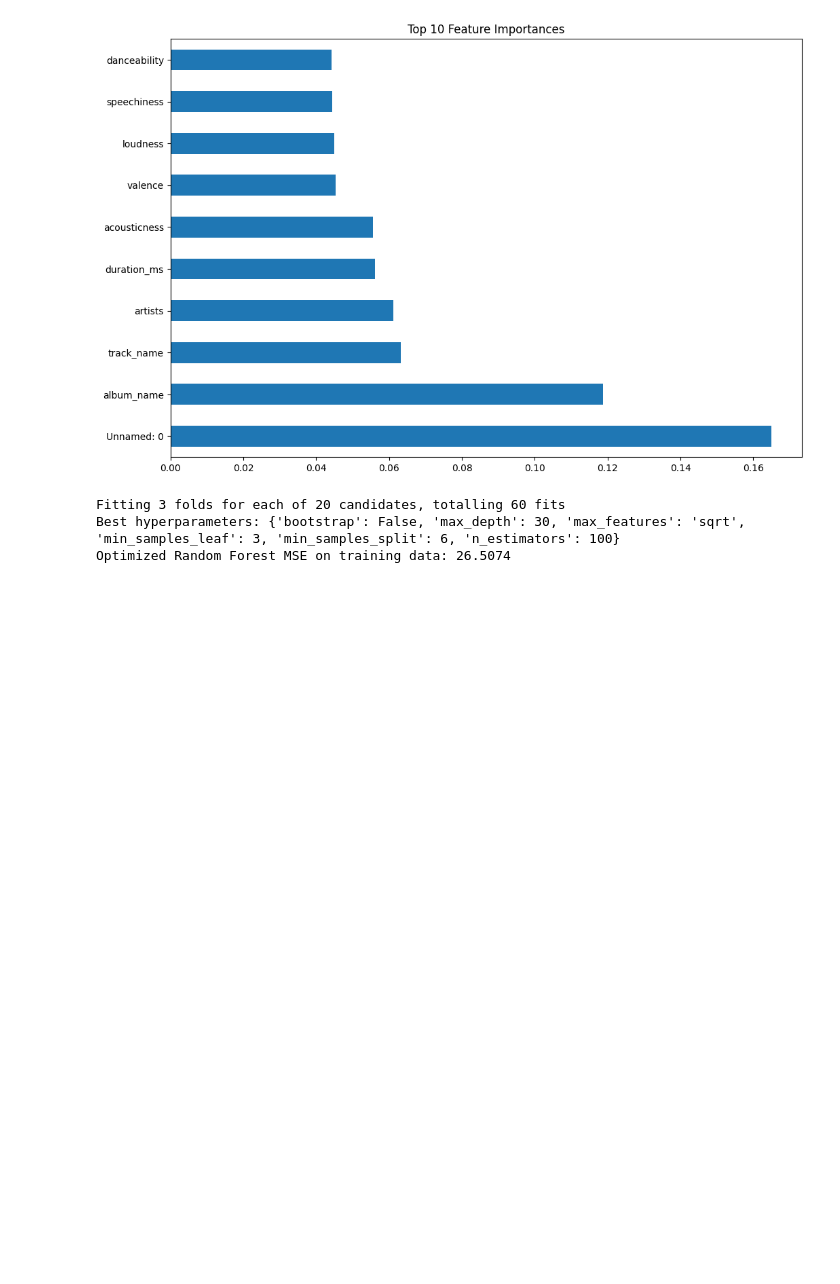
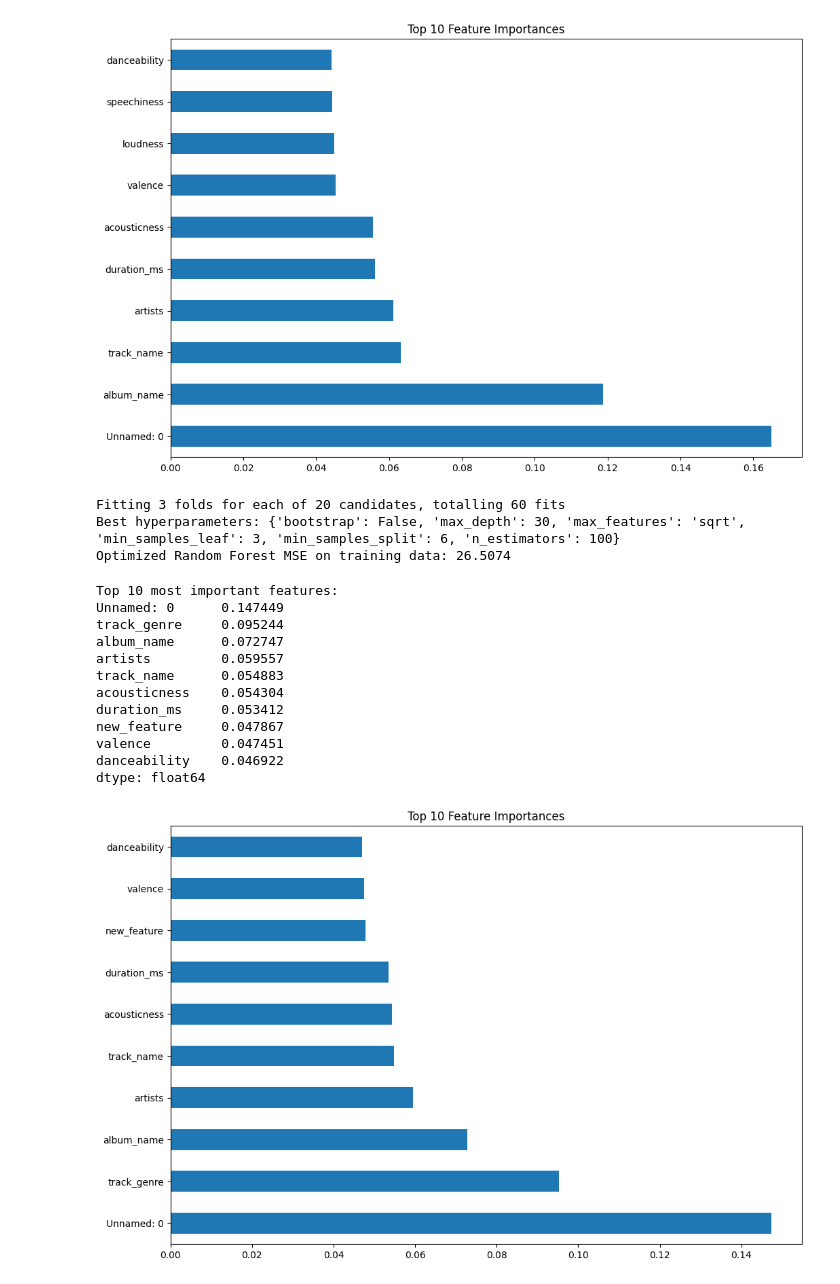
Before and after one commit to AMekhrza/EDA_S5, a Jupyter notebook: EDA_S5.ipynb, the cells around one changed output. Saved outputs shown, nothing was run; the diff lists cells and outputs as text; code cells hidden in the pictures; blank space fills up the shorter version.

Commit message:
Analyze feature importance in the optimized Random Forest model

```diff
--- a/EDA_S5.ipynb
+++ b/EDA_S5.ipynb
@@ -181,3 +181,33 @@ print(f"Optimized Random Forest MSE on training data: {mse:.4f}")
 Fitting 3 folds for each of 20 candidates, totalling 60 fits
 Best hyperparameters: {'bootstrap': False, 'max_depth': 30, 'max_features': 'sqrt', 'min_samples_leaf': 3, 'min_samples_split': 6, 'n_estimators': 100}
 Optimized Random Forest MSE on training data: 26.5074
+# %%
+# Get the feature importances from the optimized model
+importances = best_rf_model.feature_importances_
+
+# Create a DataFrame to display the feature importances
+feature_importances = pd.Series(importances, index=X.columns).sort_values(ascending=False)
+
+# Display the top 10 most important features
+print("Top 10 most important features:")
+print(feature_importances.head(10))
+
+# Plot the feature importances
+plt.figure(figsize=(12, 8))
+feature_importances.head(10).plot(kind='barh')
+plt.title('Top 10 Feature Importances')
+plt.show()
+# %% [output]
+Top 10 most important features:
+Unnamed: 0      0.147449
+track_genre     0.095244
+album_name      0.072747
+artists         0.059557
+track_name      0.054883
+acousticness    0.054304
+duration_ms     0.053412
+new_feature     0.047867
+valence         0.047451
+danceability    0.046922
+dtype: float64
+[figure, added]
```
